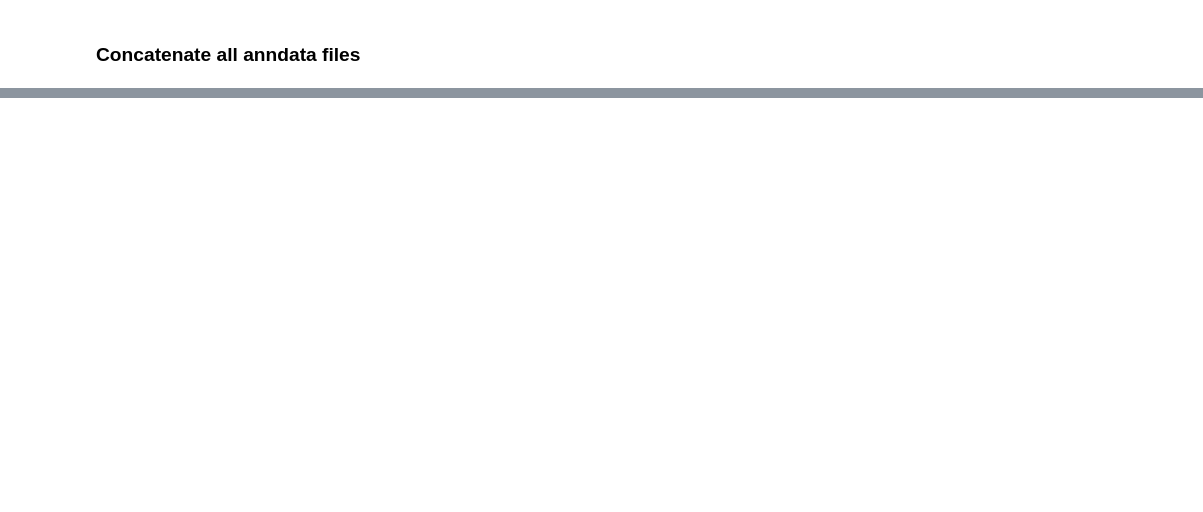
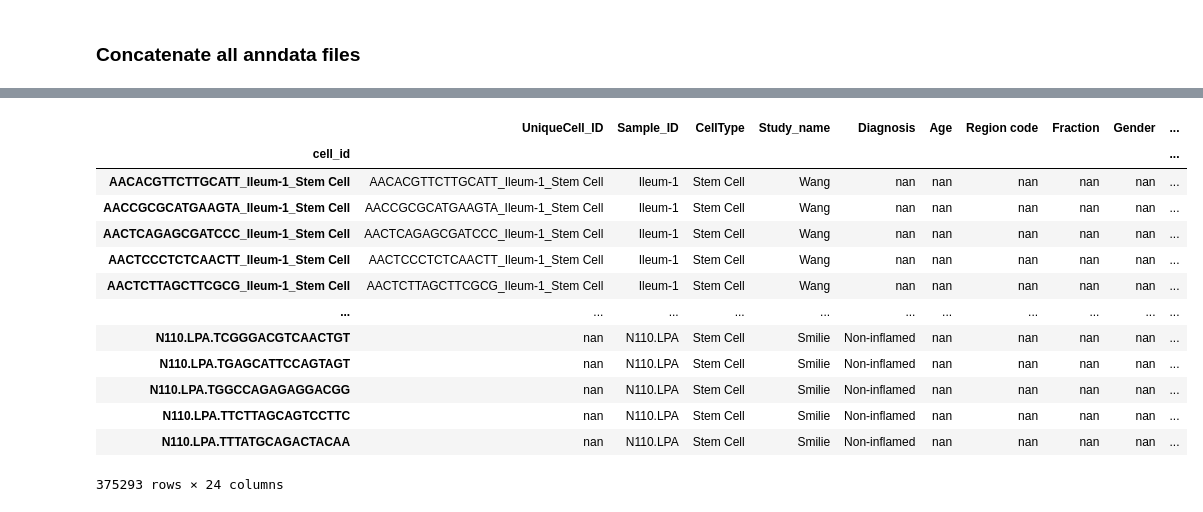
Before and after one commit to Talavera-Lopez-Lab/GCA_social_network, a Jupyter notebook: Annotation transferring/ExpiMap/Reference_map_preparation.ipynb, the cells around one changed output, grey strips where cells are left out. Saved outputs shown, nothing was run; the diff lists cells and outputs as text; code cells hidden in the pictures; blank space fills up the shorter version.

```diff
--- a/Annotation transferring/ExpiMap/Reference_map_preparation.ipynb
+++ b/Annotation transferring/ExpiMap/Reference_map_preparation.ipynb
@@ -217,0 +249,28 @@ Smilie_stem.obs['CellType'] = Smilie_stem.obs['cell_type']
+# %%
+# Concatenate all datasets
+Reference_map_full = ad.concat([Wang_stem, control_ad_clean, Smilie_stem], join = 'outer')
+# %%
+Reference_map_full.obs.index = Reference_map_full.obs.index.astype(str)
+Reference_map_full.var.index = Reference_map_full.var.index.astype(str)
+# %%
+Reference_map_full.obs_names = Reference_map_full.obs_names.astype(str)
+Reference_map_full.var_names = Reference_map_full.var_names.astype(str)
+# %%
+Reference_map_full.obs = Reference_map_full.obs.astype(str)
+# %%
+Reference_map_full.obs
+# %% [output]
+|  | UniqueCell_ID | Sample_ID | CellType | Study_name | Diagnosis | Age | Region code | Fraction | Gender | ... |
+| cell_id |  |  |  |  |  |  |  |  |  | ... |
+| AACACGTTCTTGCATT_Ileum-1_Stem Cell | AACACGTTCTTGCATT_Ileum-1_Stem Cell | Ileum-1 | Stem Cell | Wang | nan | nan | nan | nan | nan | ... |
+| AACCGCGCATGAAGTA_Ileum-1_Stem Cell | AACCGCGCATGAAGTA_Ileum-1_Stem Cell | Ileum-1 | Stem Cell | Wang | nan | nan | nan | nan | nan | ... |
+| AACTCAGAGCGATCCC_Ileum-1_Stem Cell | AACTCAGAGCGATCCC_Ileum-1_Stem Cell | Ileum-1 | Stem Cell | Wang | nan | nan | nan | nan | nan | ... |
+| AACTCCCTCTCAACTT_Ileum-1_Stem Cell | AACTCCCTCTCAACTT_Ileum-1_Stem Cell | Ileum-1 | Stem Cell | Wang | nan | nan | nan | nan | nan | ... |
+| AACTCTTAGCTTCGCG_Ileum-1_Stem Cell | AACTCTTAGCTTCGCG_Ileum-1_Stem Cell | Ileum-1 | Stem Cell | Wang | nan | nan | nan | nan | nan | ... |
+| ... | ... | ... | ... | ... | ... | ... | ... | ... | ... | ... |
+| N110.LPA.TCGGGACGTCAACTGT | nan | N110.LPA | Stem Cell | Smilie | Non-inflamed | nan | nan | nan | nan | ... |
+| N110.LPA.TGAGCATTCCAGTAGT | nan | N110.LPA | Stem Cell | Smilie | Non-inflamed | nan | nan | nan | nan | ... |
+| N110.LPA.TGGCCAGAGAGGACGG | nan | N110.LPA | Stem Cell | Smilie | Non-inflamed | nan | nan | nan | nan | ... |
+| N110.LPA.TTCTTAGCAGTCCTTC | nan | N110.LPA | Stem Cell | Smilie | Non-inflamed | nan | nan | nan | nan | ... |
+| N110.LPA.TTTATGCAGACTACAA | nan | N110.LPA | Stem Cell | Smilie | Non-inflamed | nan | nan | nan | nan | ... |
+375293 rows × 24 columns
```
Also changed, not shown: parts of 20 cells of this notebook, 1 other file.
